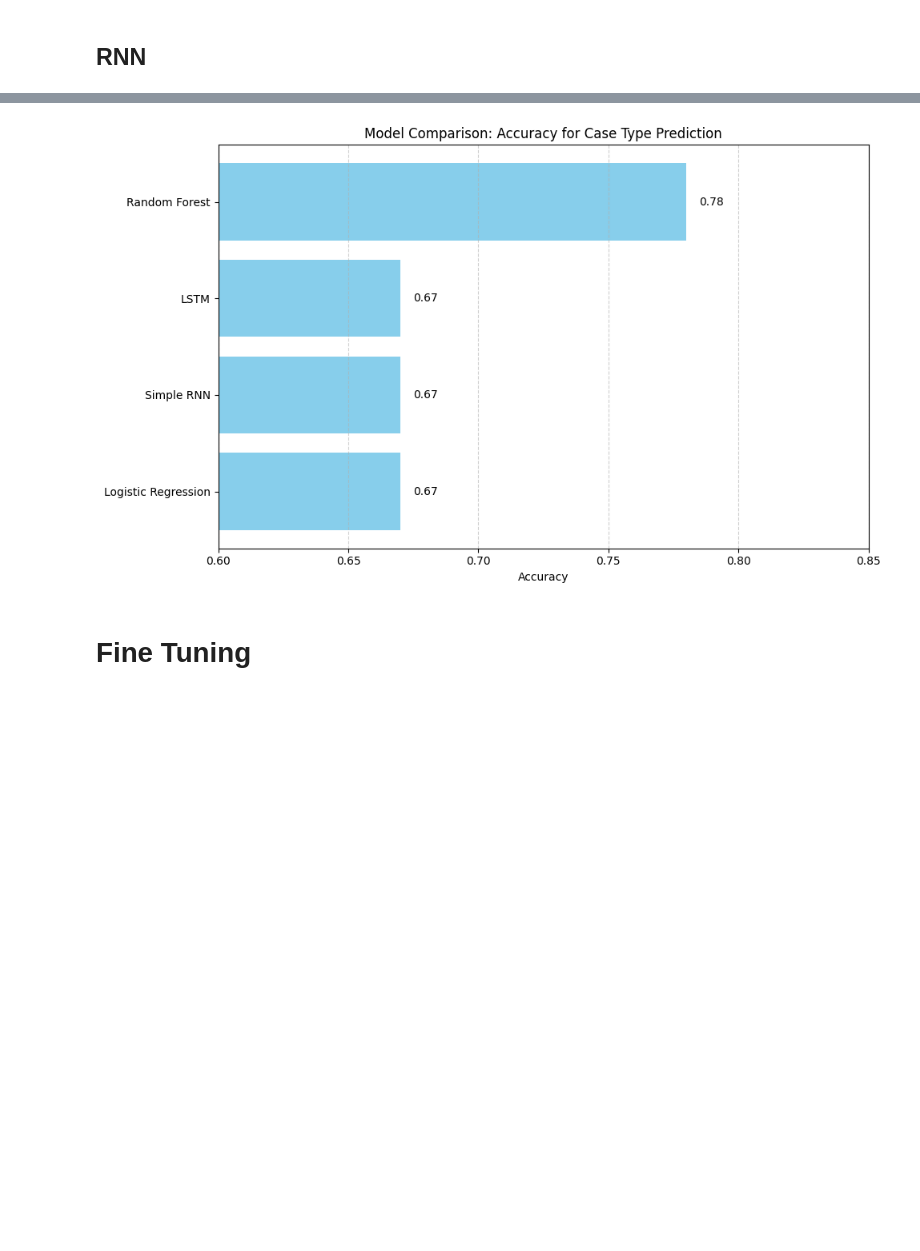
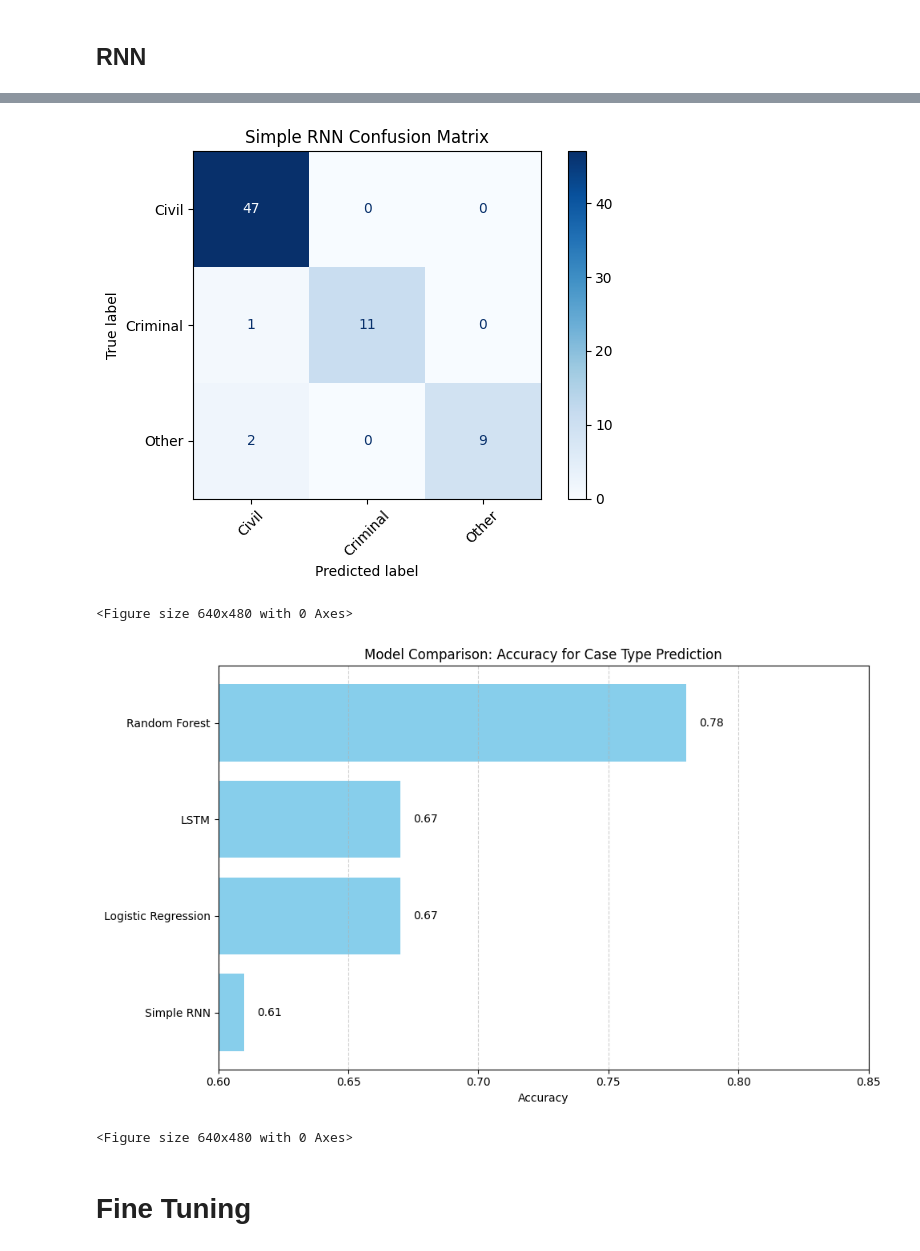
Before and after one commit to Manasa-Ganapati-Naik/my-project, a Jupyter notebook: models.ipynb, the cells around one changed output, grey strips where cells are left out. Cells and saved outputs as stored; diff of their text form; code cells hidden in the pictures; blank space fills up the shorter version.

```diff
--- a/models.ipynb
+++ b/models.ipynb
@@ -241,0 +291,6 @@ weighted avg       0.43      0.61      0.51        18
+# %%
+y_pred = model.predict(X_train).argmax(axis=1)
+y_true = y_train.argmax(axis=1)
+
+print("\nSimple RNN Classification Report:")
+print(classification_report(encoder.inverse_transform(y_true), encoder.inverse_transform(y_pred)))
@@ -242,27 +310,48 @@ weighted avg       0.43      0.61      0.51        18
+# %%
+import matplotlib.pyplot as plt
+from sklearn.metrics import confusion_matrix, ConfusionMatrixDisplay
+
+# Convert predicted and true labels back to class names
+y_pred_labels = encoder.inverse_transform(y_pred)
+y_true_labels = encoder.inverse_transform(y_true)
+
+# Compute confusion matrix
+cm = confusion_matrix(y_true_labels, y_pred_labels, labels=encoder.classes_)
+
+# Display confusion matrix
+disp = ConfusionMatrixDisplay(confusion_matrix=cm, display_labels=encoder.classes_)
+disp.plot(cmap="Blues", xticks_rotation=45)
+plt.title("Simple RNN Confusion Matrix")
+plt.tight_layout()
+plt.show()
+plt.savefig("con_matrix_rnn",dpi=300)
+# %% [output]
+[figure, added]
+<Figure size 640x480 with 0 Axes>
 # %%
 import pandas as pd
 import matplotlib.pyplot as plt
 
-# Replace these with actual scores if available
+
 results = {
     "Logistic Regression": 0.67,
     "Random Forest": 0.78,
-    "Simple RNN": 0.67,
+    "Simple RNN": 0.61,
     "LSTM": 0.67
 }
 
-# Convert to DataFrame for plotting
+
 df_results = pd.DataFrame(list(results.items()), columns=["Model", "Accuracy"])
 df_results.sort_values("Accuracy", ascending=True, inplace=True)
 
-# Plotting
+
 plt.figure(figsize=(10, 6))
 bars = plt.barh(df_results["Model"], df_results["Accuracy"], color='skyblue')
 plt.xlabel("Accuracy")
 plt.title("Model Comparison: Accuracy for Case Type Prediction")
 plt.xlim(0.6, 0.85)
 
-# Add accuracy values on bars
+
 for bar in bars:
     plt.text(bar.get_width() + 0.005, bar.get_y() + bar.get_height()/2,
              f"{bar.get_width():.2f}", va='center')
@@ -271,8 +360,10 @@ plt.tight_layout()
 plt.grid(axis='x', linestyle='--', alpha=0.6)
 
 plt.show()
+plt.savefig("Accuracy_model",dpi=300)
 # %% [output]
-[figure, old version]
+[figure, new version]
+<Figure size 640x480 with 0 Axes>
 # %% [markdown]
 # Fine Tuning
 # %% [markdown]
```
Also changed, not shown: parts of 36 cells of this notebook, 11 other files.
